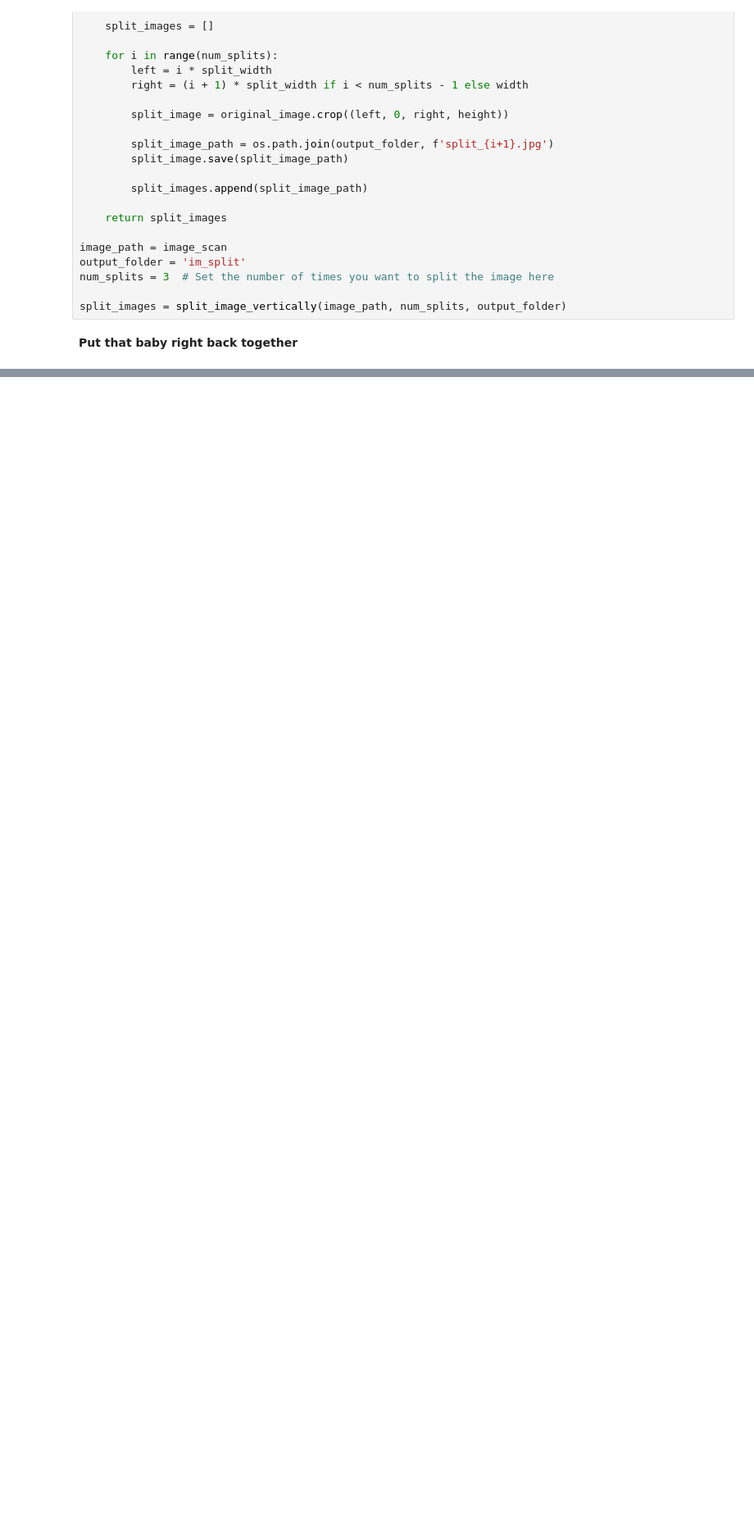
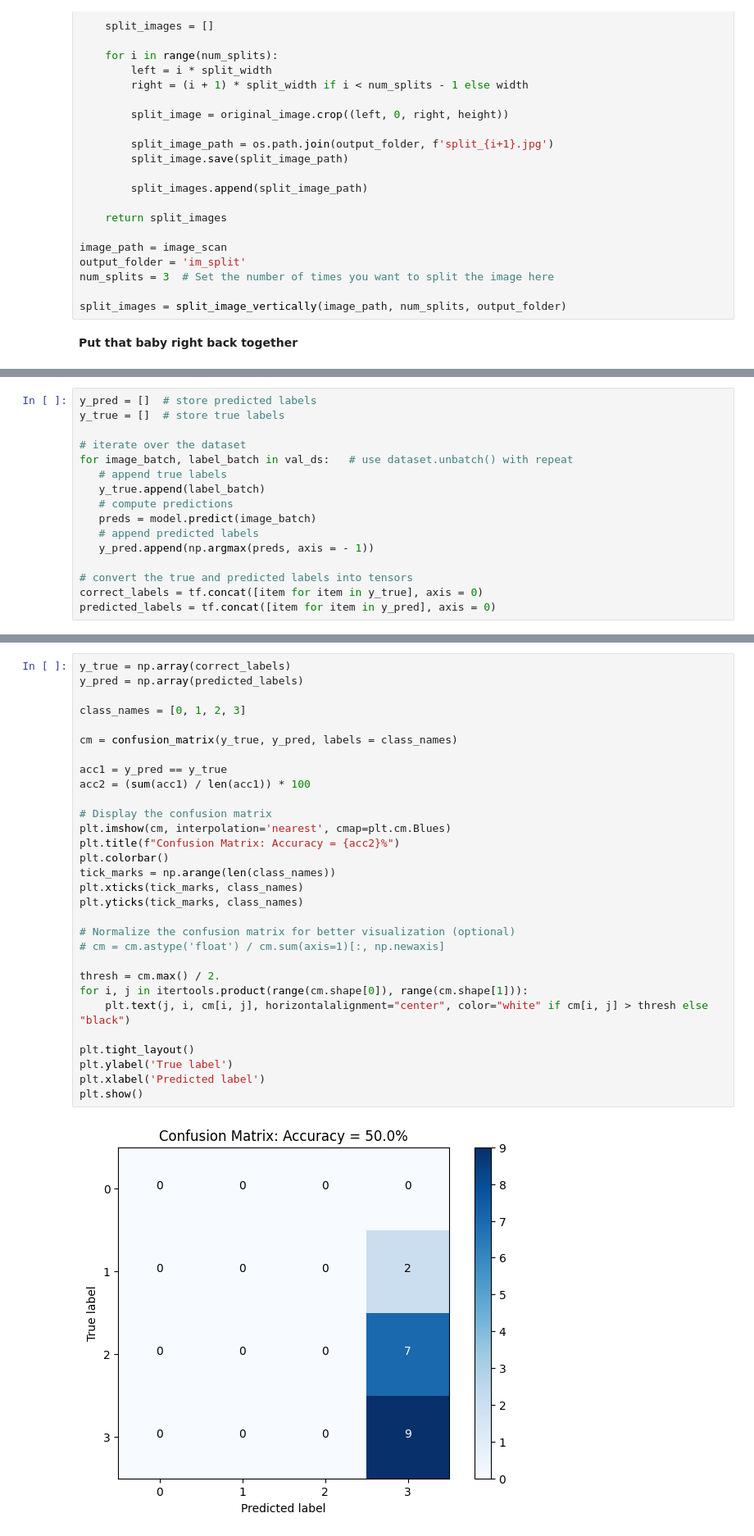
Before and after one commit to cseybold/BlurryScope, a Jupyter notebook: SmearScore.ipynb, the cells around one changed output, grey strips where cells are left out. Shown at 82% size. Saved outputs shown, nothing was run; the diff lists cells and outputs as text; blank space fills up the shorter version.

```diff
--- a/SmearScore.ipynb
+++ b/SmearScore.ipynb
@@ -342,0 +540,16 @@ NameError: ignored
+# %%
+y_pred = []  # store predicted labels
+y_true = []  # store true labels
+
+# iterate over the dataset
+for image_batch, label_batch in val_ds:   # use dataset.unbatch() with repeat
+   # append true labels
+   y_true.append(label_batch)
+   # compute predictions
+   preds = model.predict(image_batch)
+   # append predicted labels
+   y_pred.append(np.argmax(preds, axis = - 1))
+
+# convert the true and predicted labels into tensors
+correct_labels = tf.concat([item for item in y_true], axis = 0)
+predicted_labels = tf.concat([item for item in y_pred], axis = 0)
@@ -342,0 +558,32 @@ NameError: ignored
+# %%
+y_true = np.array(correct_labels)
+y_pred = np.array(predicted_labels)
+
+class_names = [0, 1, 2, 3]
+
+cm = confusion_matrix(y_true, y_pred, labels = class_names)
+
+acc1 = y_pred == y_true
+acc2 = (sum(acc1) / len(acc1)) * 100
+
+# Display the confusion matrix
+plt.imshow(cm, interpolation='nearest', cmap=plt.cm.Blues)
+plt.title(f"Confusion Matrix: Accuracy = {acc2}%")
+plt.colorbar()
+tick_marks = np.arange(len(class_names))
+plt.xticks(tick_marks, class_names)
+plt.yticks(tick_marks, class_names)
+
+# Normalize the confusion matrix for better visualization (optional)
+# cm = cm.astype('float') / cm.sum(axis=1)[:, np.newaxis]
+
+thresh = cm.max() / 2.
+for i, j in itertools.product(range(cm.shape[0]), range(cm.shape[1])):
+    plt.text(j, i, cm[i, j], horizontalalignment="center", color="white" if cm[i, j] > thresh else "black")
+
+plt.tight_layout()
+plt.ylabel('True label')
+plt.xlabel('Predicted label')
+plt.show()
+# %% [output]
+[figure, added]
```
Also changed, not shown: parts of 20 cells of this notebook.
